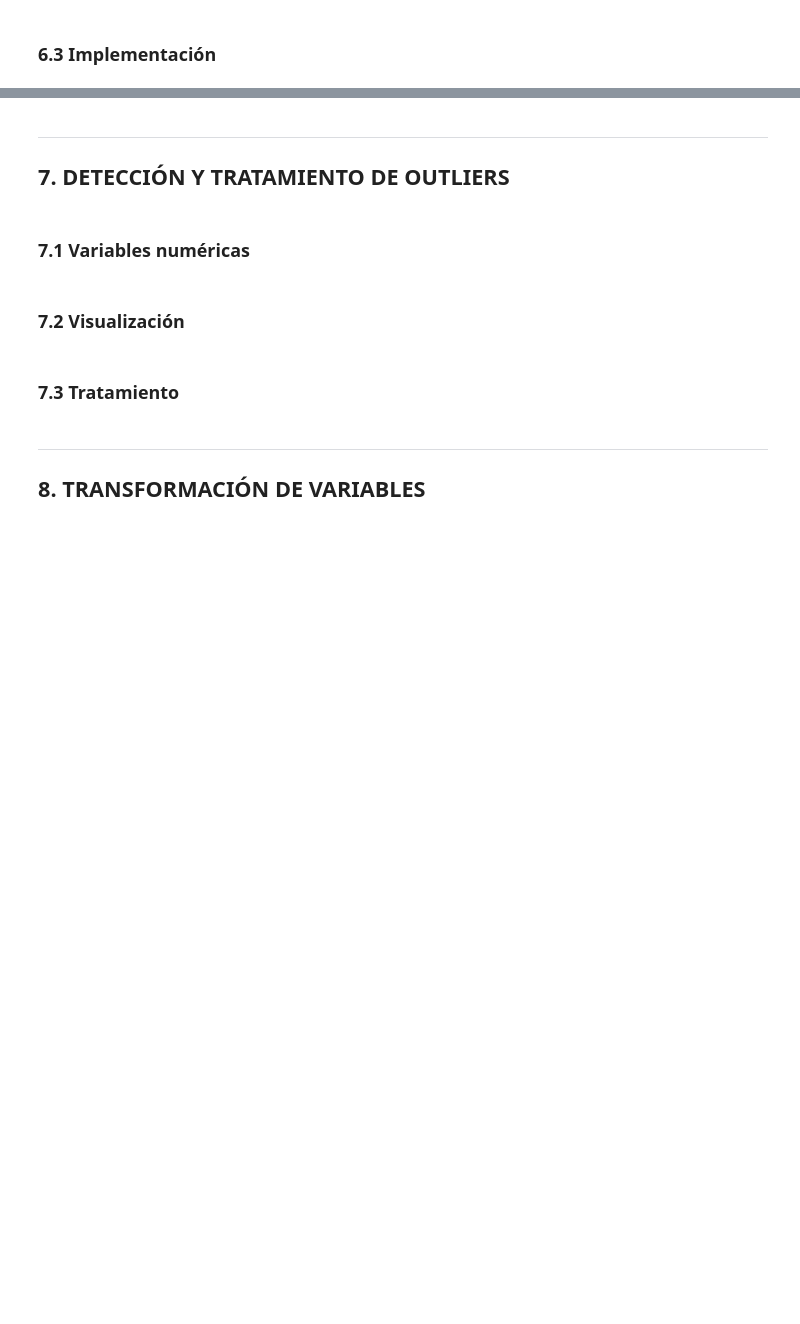
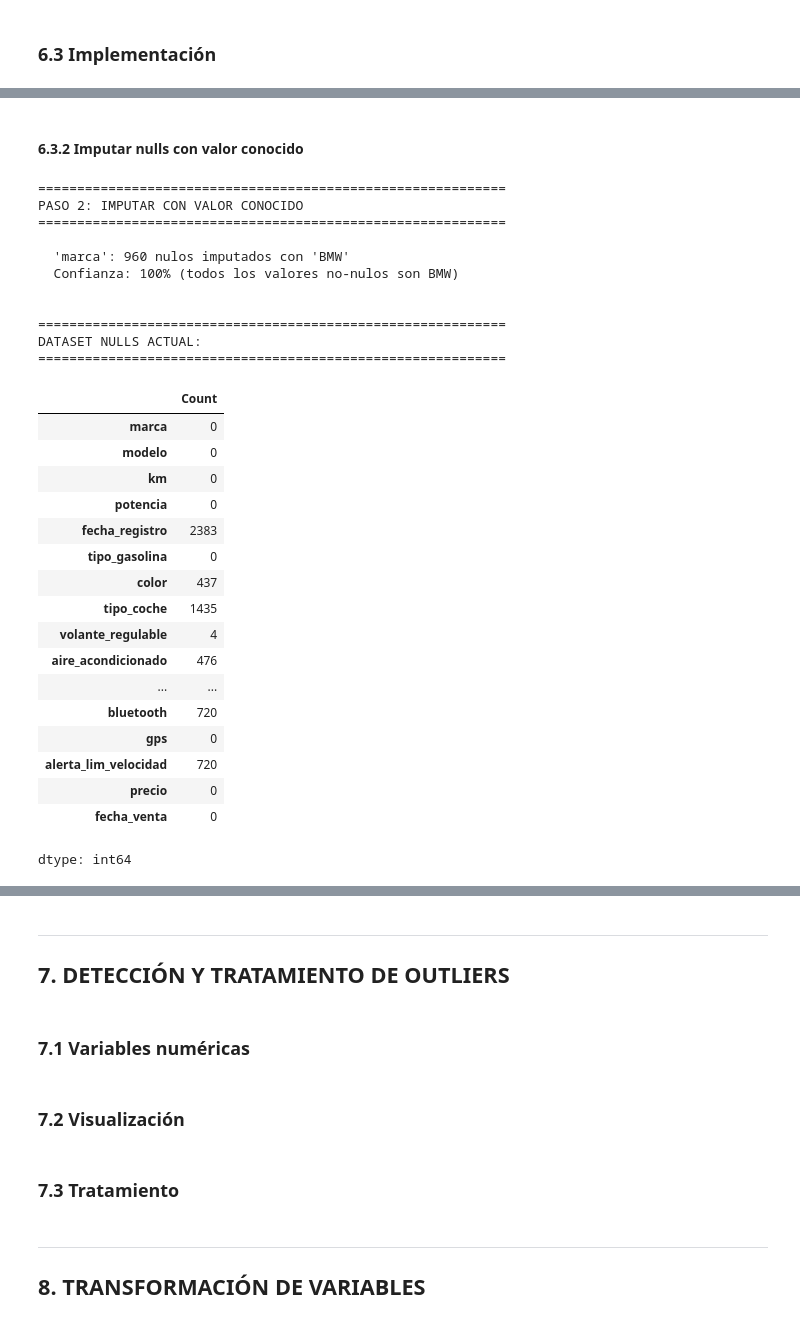
Before and after one commit to alexisnlh/entregable_1_data_engineering, a Jupyter notebook: notebooks_individuales/alexis_labrador.ipynb, the cells around one changed output, grey strips where cells are left out. Drawn from its saved outputs; the diff is of its cells as text; code cells hidden in the pictures; blank space fills up the shorter version.

```diff
--- a/notebooks_individuales/alexis_labrador.ipynb
+++ b/notebooks_individuales/alexis_labrador.ipynb
@@ -1100,0 +1255,64 @@ MANTENER NULOS + INDICADOR (1 variable):
+# %% [markdown]
+#### 6.3.2 Imputar nulls con valor conocido
+# %%
+def impute_car_brand(df: pd.DataFrame) -> pd.DataFrame:
+    """
+        Imputa nulos en 'marca' con 'BMW' (valor conocido).
+
+        Args:
+            df: Dataset a analizar
+
+        Returns:
+            Dataset con marca imputada
+    """
+    print("=" * 60, "\nPASO 2: IMPUTAR CON VALOR CONOCIDO\n" + "=" * 60, "\n")
+
+    df_clean = df.copy()
+
+    if 'marca' in df_clean.columns:
+        marca_nulls = df_clean['marca'].isnull().sum()
+
+        if marca_nulls > 0:
+            df_clean['marca'] = df_clean['marca'].fillna('BMW')
+            print(f"  'marca': {marca_nulls} nulos imputados con 'BMW'")
+            print(f"  Confianza: 100% (todos los valores no-nulos son BMW)\n")
+        else:
+            print(f"  'marca': Sin nulos para imputar\n")
+
+    print("\n" + "=" * 60, "\nDATASET NULLS ACTUAL:\n" + "=" * 60, "\n")
+    display(df_clean.isnull().sum().rename("Count"))
+
+    return df_clean
+
+
+df_clean = impute_car_brand(df_clean)
+# %% [output]
+============================================================
+PASO 2: IMPUTAR CON VALOR CONOCIDO
+============================================================
+
+  'marca': 960 nulos imputados con 'BMW'
+  Confianza: 100% (todos los valores no-nulos son BMW)
+
+
+============================================================
+DATASET NULLS ACTUAL:
+============================================================
+|  | Count |
+| marca | 0 |
+| modelo | 0 |
+| km | 0 |
+| potencia | 0 |
+| fecha_registro | 2383 |
+| tipo_gasolina | 0 |
+| color | 437 |
+| tipo_coche | 1435 |
+| volante_regulable | 4 |
+| aire_acondicionado | 476 |
+| ... | ... |
+| bluetooth | 720 |
+| gps | 0 |
+| alerta_lim_velocidad | 720 |
+| precio | 0 |
+| fecha_venta | 0 |
+dtype: int64
```
Also changed, not shown: parts of 15 cells of this notebook, 6 other files.
